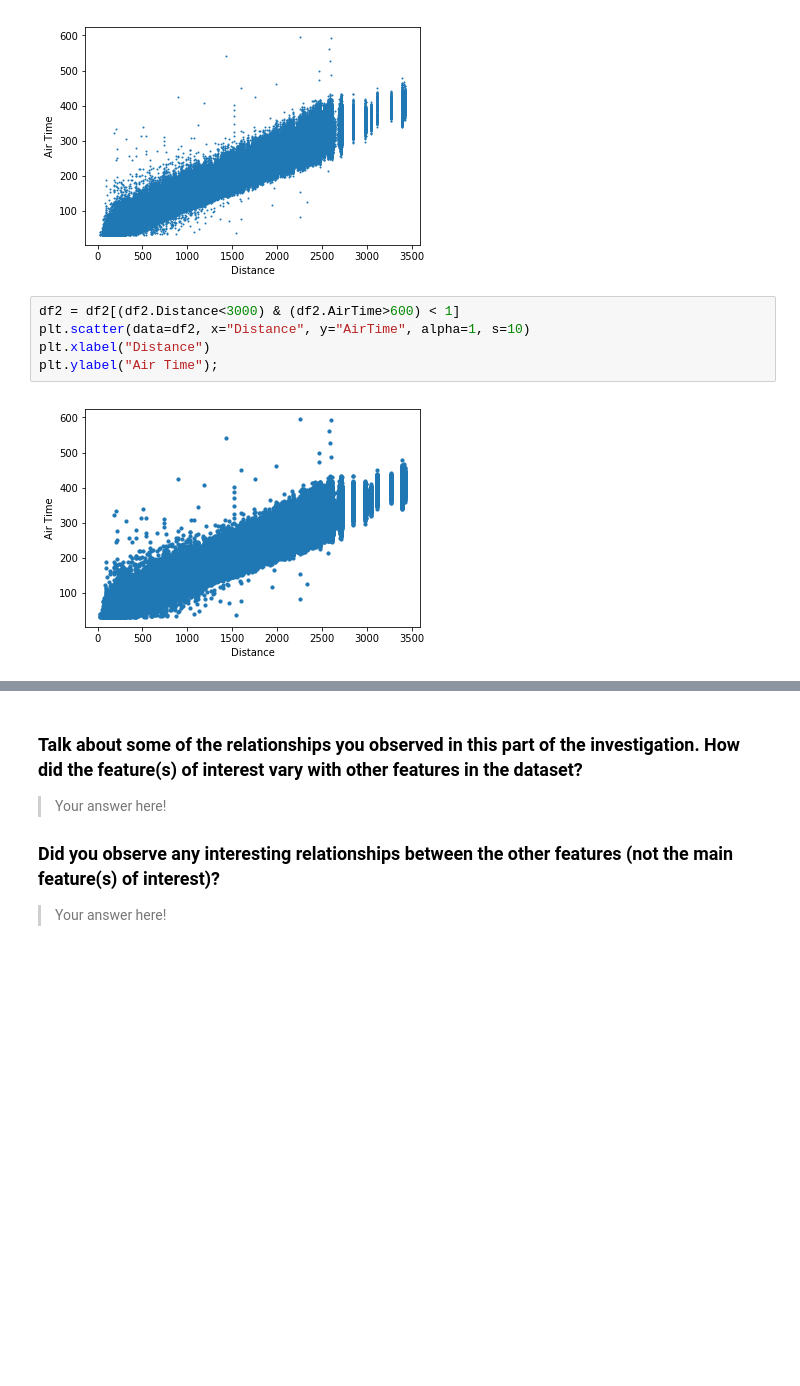
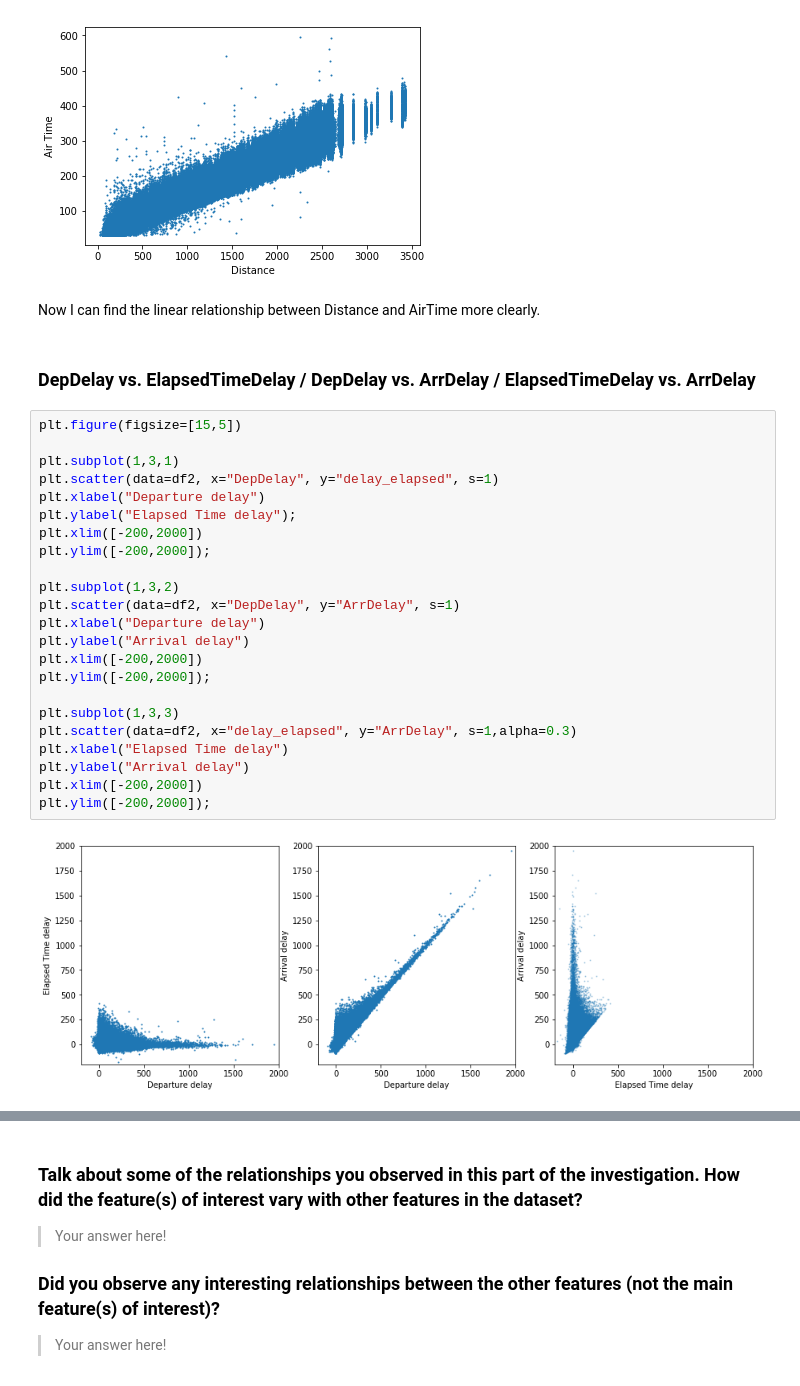
Before and after one commit to kudojp/FlightsDataAnalysis, a Jupyter notebook: exploration_template.ipynb, the cells around one changed output, grey strips where cells are left out. Saved outputs shown, nothing was run; the diff lists cells and outputs as text; blank space fills up the shorter version.

```diff
--- a/exploration_template.ipynb
+++ b/exploration_template.ipynb
@@ -540,10 +548,32 @@ plt.xlabel("Distance")
 plt.ylabel("Air Time");
 # %% [output]
 [figure]
-# %%
-df2 = df2[(df2.Distance<3000) & (df2.AirTime>600) < 1]
-plt.scatter(data=df2, x="Distance", y="AirTime", alpha=1, s=10)
-plt.xlabel("Distance")
-plt.ylabel("Air Time");
-# %% [output]
-[figure, removed]
+# %% [markdown]
+Now I can find the linear relationship between Distance and AirTime more clearly.
+# %% [markdown]
+### DepDelay vs. ElapsedTimeDelay   /   DepDelay vs. ArrDelay   /   ElapsedTimeDelay vs. ArrDelay
+# %%
+plt.figure(figsize=[15,5])
+
+plt.subplot(1,3,1)
+plt.scatter(data=df2, x="DepDelay", y="delay_elapsed", s=1)
+plt.xlabel("Departure delay")
+plt.ylabel("Elapsed Time delay");
+plt.xlim([-200,2000])
+plt.ylim([-200,2000]);
+
+plt.subplot(1,3,2)
+plt.scatter(data=df2, x="DepDelay", y="ArrDelay", s=1)
+plt.xlabel("Departure delay")
+plt.ylabel("Arrival delay")
+plt.xlim([-200,2000])
+plt.ylim([-200,2000]);
+
+plt.subplot(1,3,3)
+plt.scatter(data=df2, x="delay_elapsed", y="ArrDelay", s=1,alpha=0.3)
+plt.xlabel("Elapsed Time delay")
+plt.ylabel("Arrival delay")
+plt.xlim([-200,2000])
+plt.ylim([-200,2000]);
+# %% [output]
+[figure, added]
```
Also changed, not shown: parts of 61 cells of this notebook.
